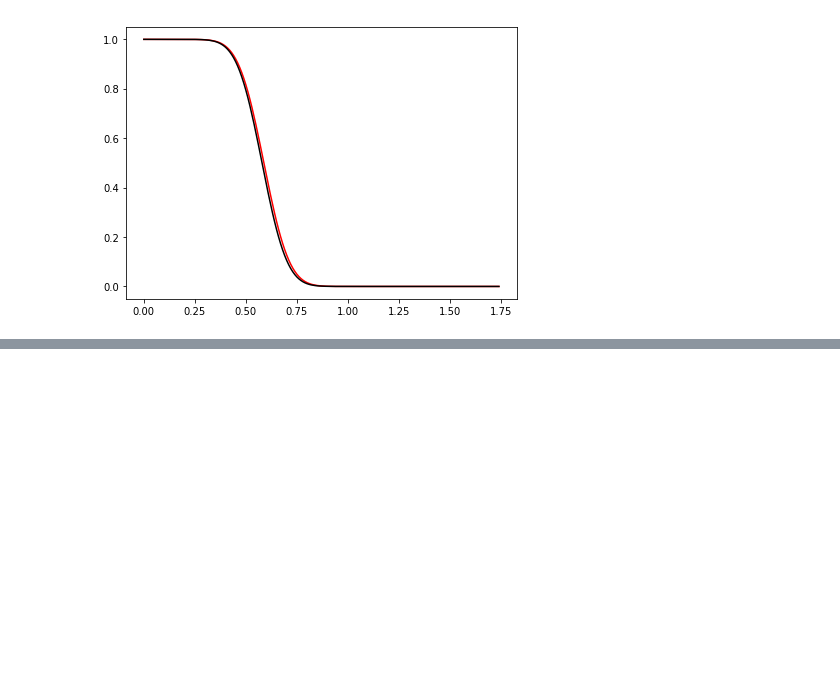
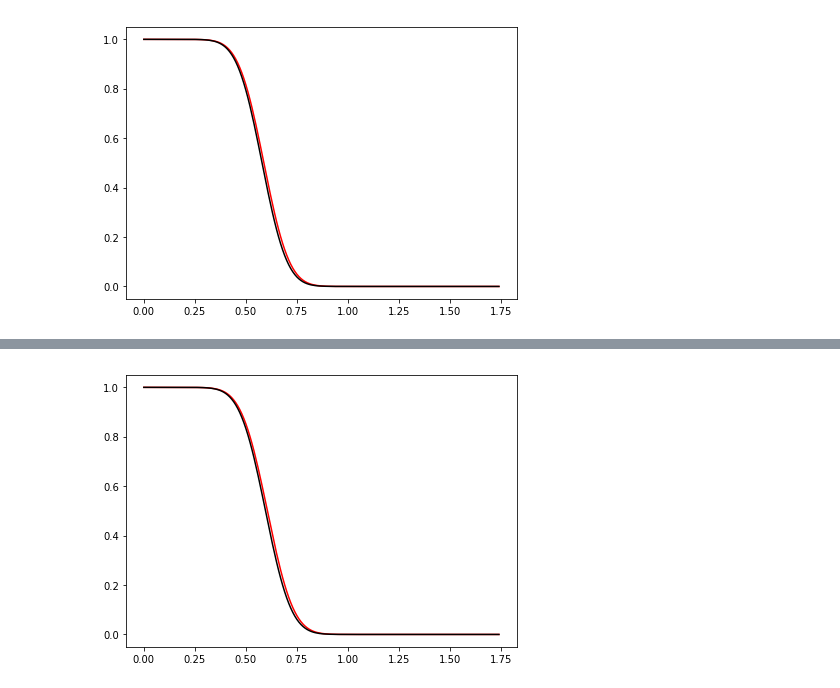
Before and after one commit to nbanik/Analyze_GD-1, a Jupyter notebook: new_GD1_model.ipynb, the cells around one changed output, grey strips where cells are left out. Cells and saved outputs as stored; diff of their text form; code cells hidden in the pictures; blank space fills up the shorter version.

```diff
--- a/new_GD1_model.ipynb
+++ b/new_GD1_model.ipynb
@@ -268,0 +458,15 @@ Angular width 14.08 arcmins
+# %%
+import numpy
+import matplotlib.pyplot as plt
+
+apar=numpy.arange(0.,1.75,0.01)
+
+dens_lead= [sdf_leading._density_par(a) for a in apar]
+dens_trail= [sdf_trailing._density_par(a) for a in apar]
+
+plt.figure(figsize=(7,5))
+plt.plot(apar,dens_lead,c='r')
+plt.plot(apar,dens_trail,c='k')
+plt.show()
+# %% [output]
+[figure, added]
```
Also changed, not shown: parts of 34 cells of this notebook, 1 other file.
